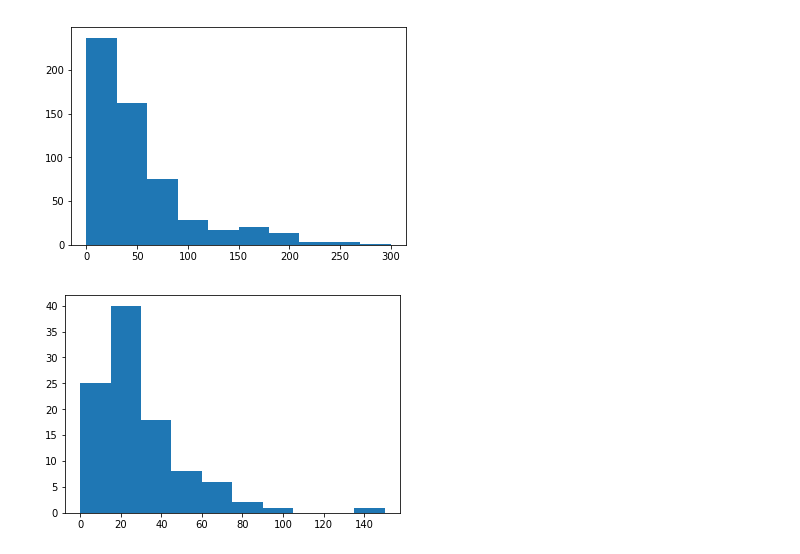
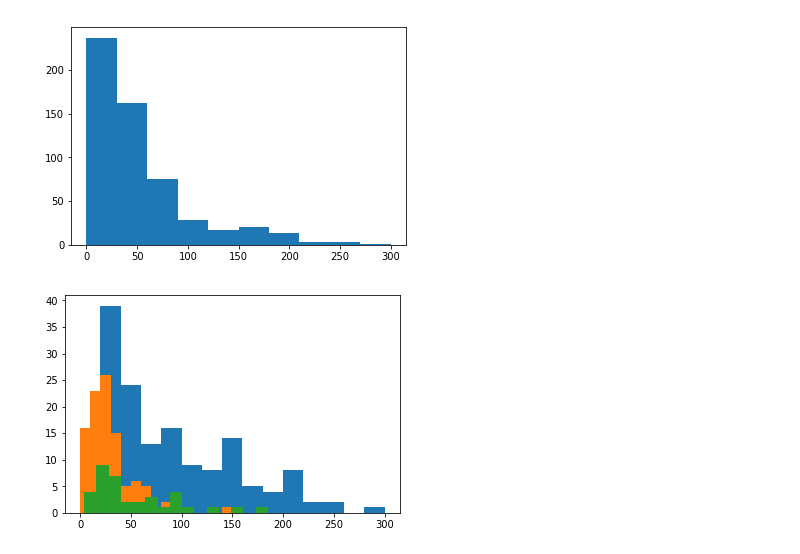
Before and after one commit to tedyeung/Python-, a Jupyter notebook: data_vizualization/Advance_Vizualization.ipynb, the cells around one changed output. Saved outputs shown, nothing was run; the diff lists cells and outputs as text; code cells hidden in the pictures.

```diff
--- a/data_vizualization/Advance_Vizualization.ipynb
+++ b/data_vizualization/Advance_Vizualization.ipynb
@@ -138,8 +138,9 @@ plt.show()
 [figure]
 # %%
 # filtering only movies Genre
-filter_movies = movies[movies.Genre == 'Drama'].BudgetMillions
-plt.hist(filter_movies)
+plt.hist(movies[movies.Genre == 'Action'].BudgetMillions, bins = 15)
+plt.hist(movies[movies.Genre == 'Drama'].BudgetMillions, bins = 15)
+plt.hist(movies[movies.Genre == 'Thriller'].BudgetMillions, bins = 15)
 plt.show()
 # %% [output]
-[figure, old version]
+[figure, new version]
```
Also changed, not shown: parts of 2 cells of this notebook.
